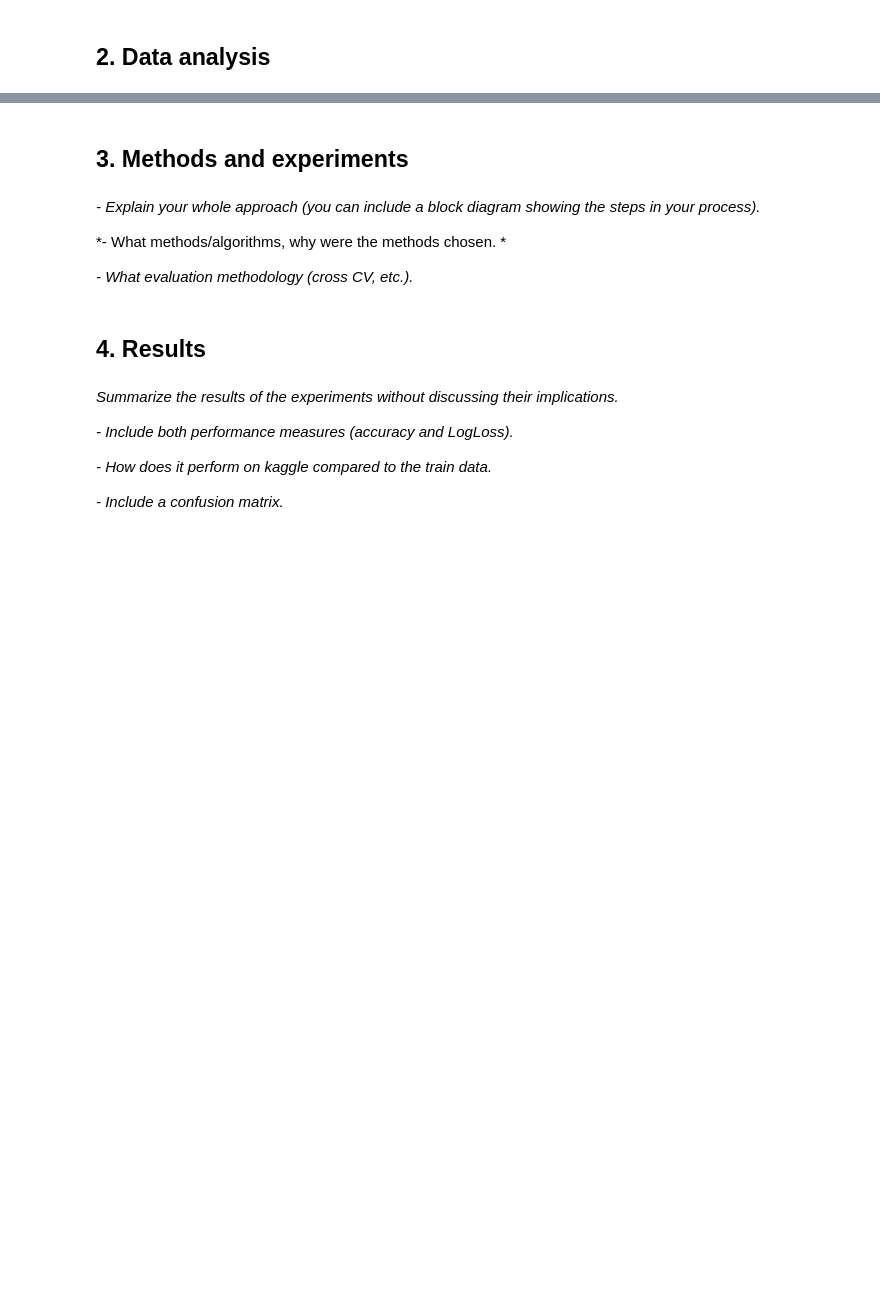
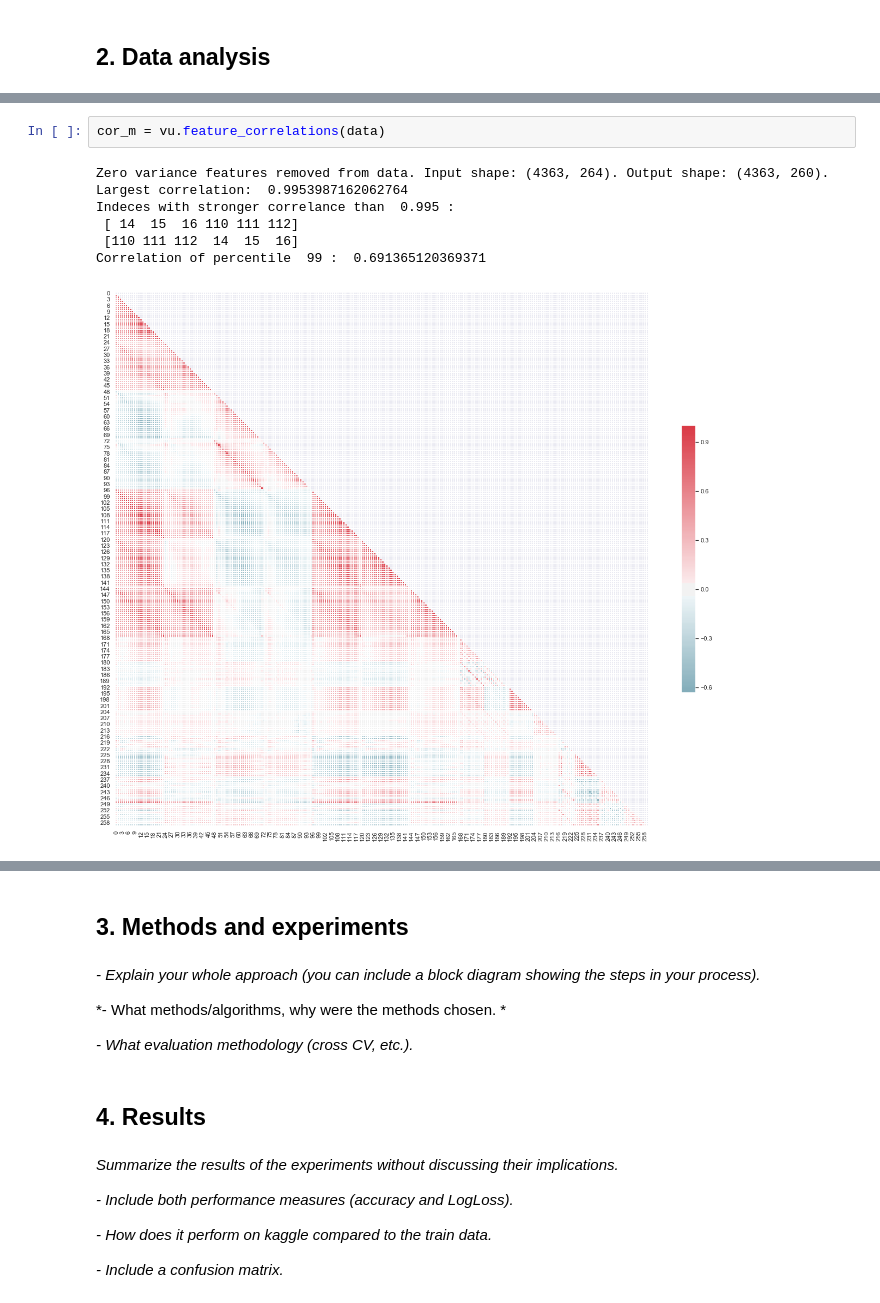
Before and after one commit to zweygk/music_genre_classification, a Jupyter notebook: MLBP2018 Project Report Template.ipynb, the cells around one changed output, grey strips where cells are left out. Cells and saved outputs as stored; diff of their text form; blank space fills up the shorter version.

```diff
--- a/MLBP2018 Project Report Template.ipynb
+++ b/MLBP2018 Project Report Template.ipynb
@@ -49,0 +93,10 @@ unless you want to.*
+# %%
+cor_m = vu.feature_correlations(data)
+# %% [output]
+Zero variance features removed from data. Input shape: (4363, 264). Output shape: (4363, 260).
+Largest correlation:  0.9953987162062764
+Indeces with stronger correlance than  0.995 :
+ [ 14  15  16 110 111 112]
+ [110 111 112  14  15  16]
+Correlation of percentile  99 :  0.691365120369371
+[figure, added]
```
Also changed, not shown: parts of 26 cells of this notebook, 2 other files.
